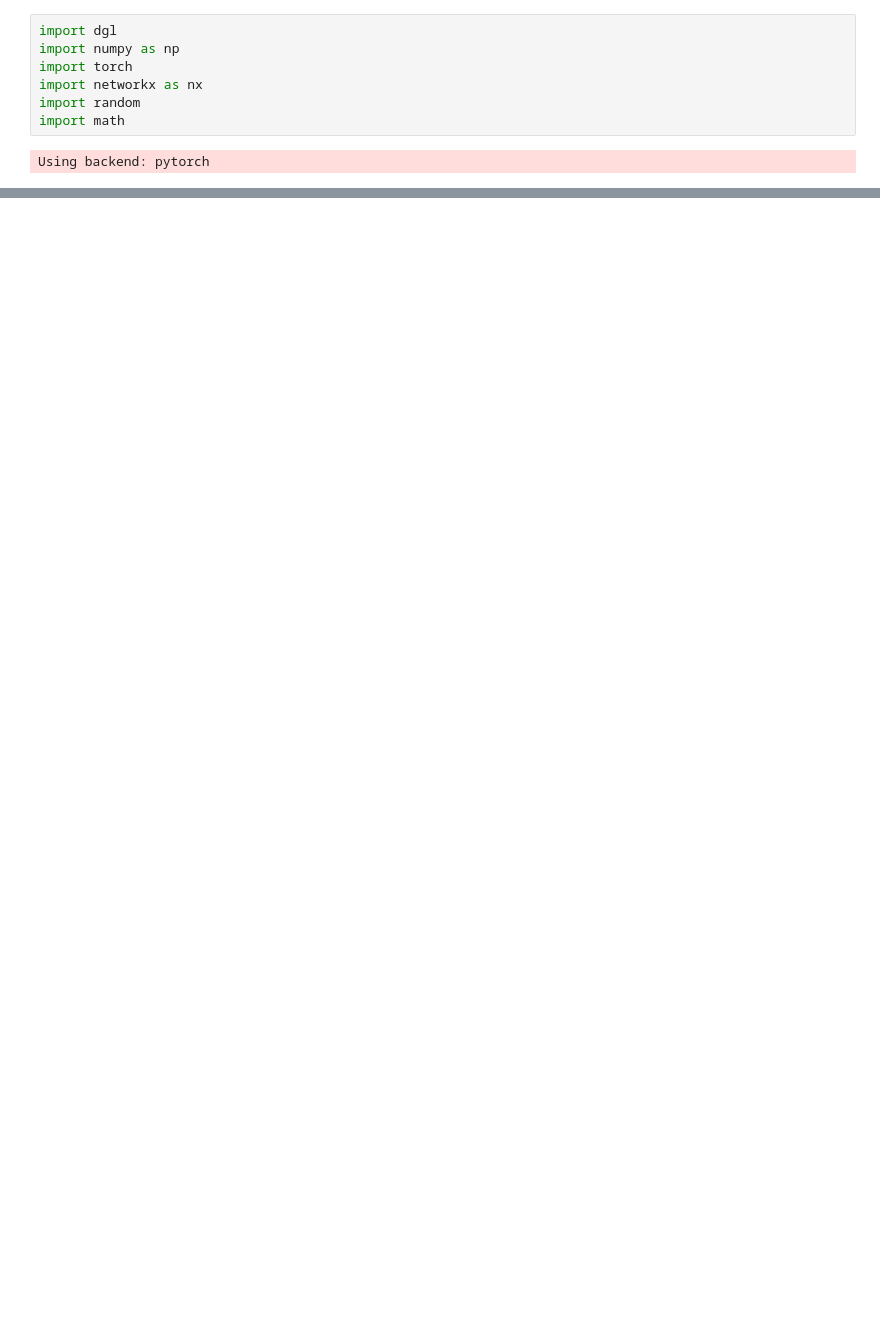
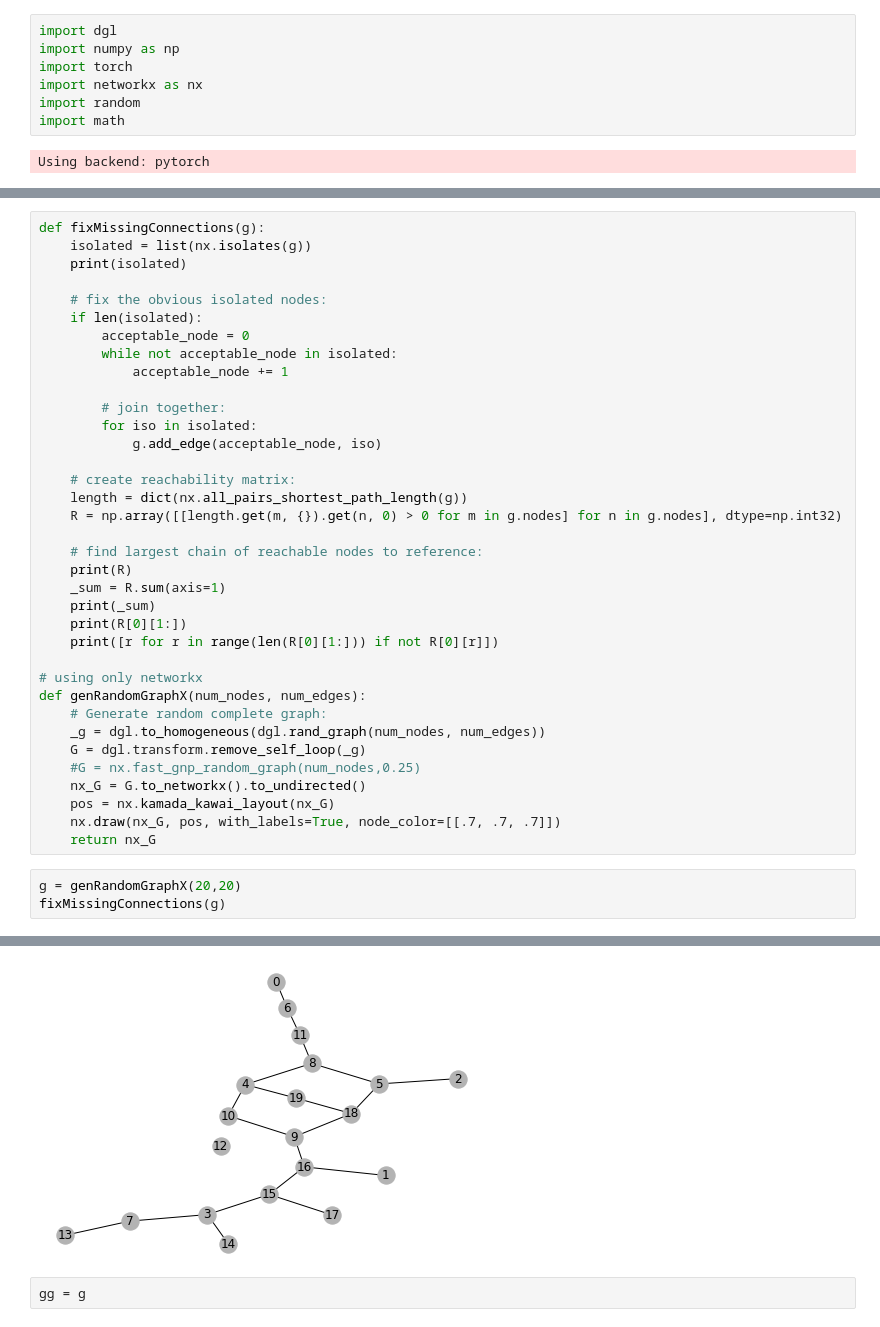
Before and after one commit to saithat/efficient-graphs, a Jupyter notebook: syn/testbed.ipynb, the cells around one changed output, grey strips where cells are left out. Cells and saved outputs as stored; diff of their text form; blank space fills up the shorter version.

```diff
--- a/syn/testbed.ipynb
+++ b/syn/testbed.ipynb
@@ -86,0 +96,40 @@ Graph(num_nodes=21, num_edges=33,
+# %%
+def fixMissingConnections(g):
+    isolated = list(nx.isolates(g))
+    print(isolated)
+
+    # fix the obvious isolated nodes:
+    if len(isolated):
+        acceptable_node = 0
+        while not acceptable_node in isolated:
+            acceptable_node += 1
+
+        # join together:
+        for iso in isolated:
+            g.add_edge(acceptable_node, iso)
+
+    # create reachability matrix:
+    length = dict(nx.all_pairs_shortest_path_length(g))
+    R = np.array([[length.get(m, {}).get(n, 0) > 0 for m in g.nodes] for n in g.nodes], dtype=np.int32)
+
+    # find largest chain of reachable nodes to reference:
+    print(R)
+    _sum = R.sum(axis=1)
+    print(_sum)
+    print(R[0][1:])
+    print([r for r in range(len(R[0][1:])) if not R[0][r]])
+
+# using only networkx
+def genRandomGraphX(num_nodes, num_edges):
+    # Generate random complete graph:
+    _g = dgl.to_homogeneous(dgl.rand_graph(num_nodes, num_edges))
+    G = dgl.transform.remove_self_loop(_g)
+    #G = nx.fast_gnp_random_graph(num_nodes,0.25)
+    nx_G = G.to_networkx().to_undirected()
+    pos = nx.kamada_kawai_layout(nx_G)
+    nx.draw(nx_G, pos, with_labels=True, node_color=[[.7, .7, .7]])
+    return nx_G
+# %%
+g = genRandomGraphX(20,20)
+fixMissingConnections(g)
+# %% [output]
@@ -86,0 +153,3 @@ Graph(num_nodes=21, num_edges=33,
+[figure, added]
+# %%
+gg = g
```
Also changed, not shown: parts of 9 cells of this notebook, 1 other file.
